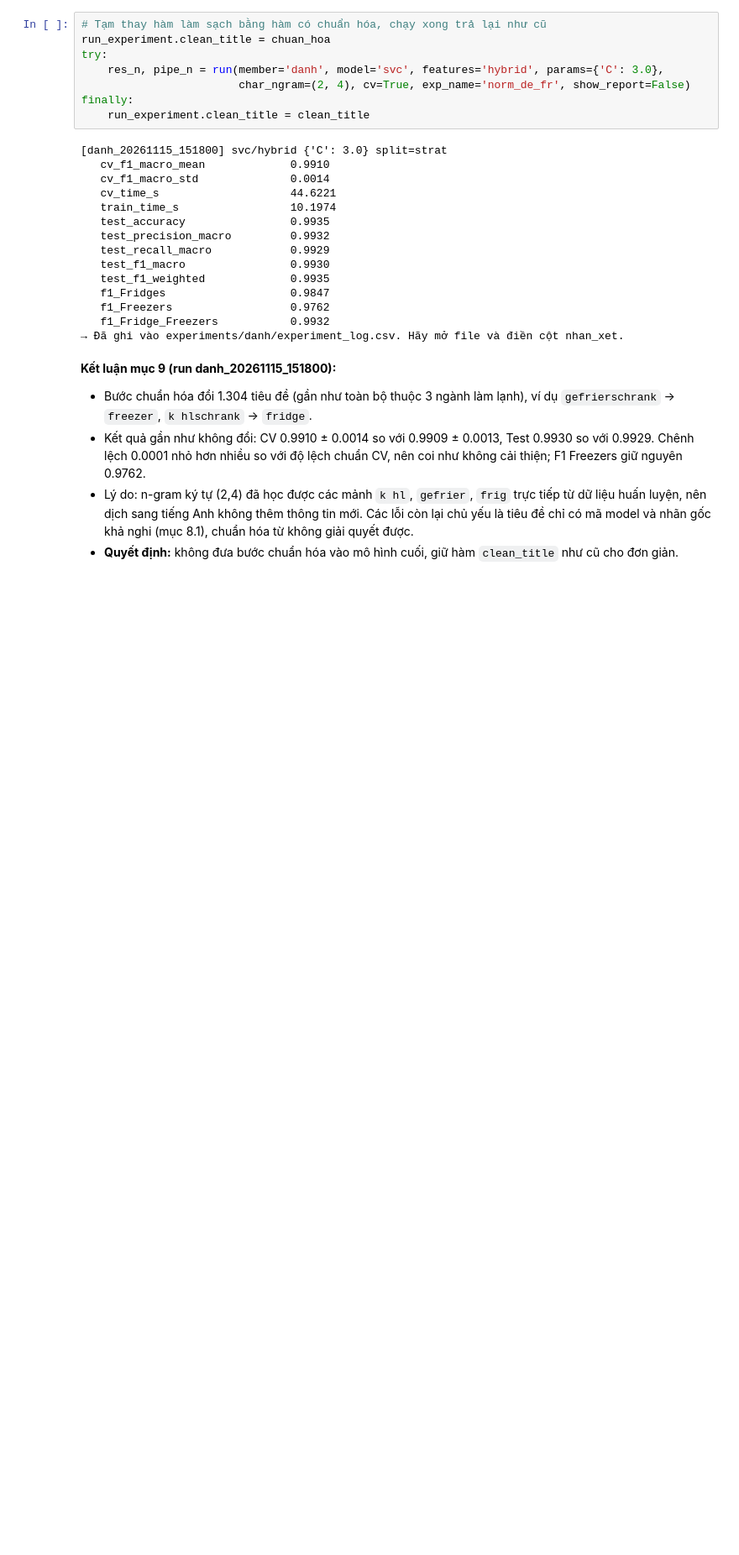
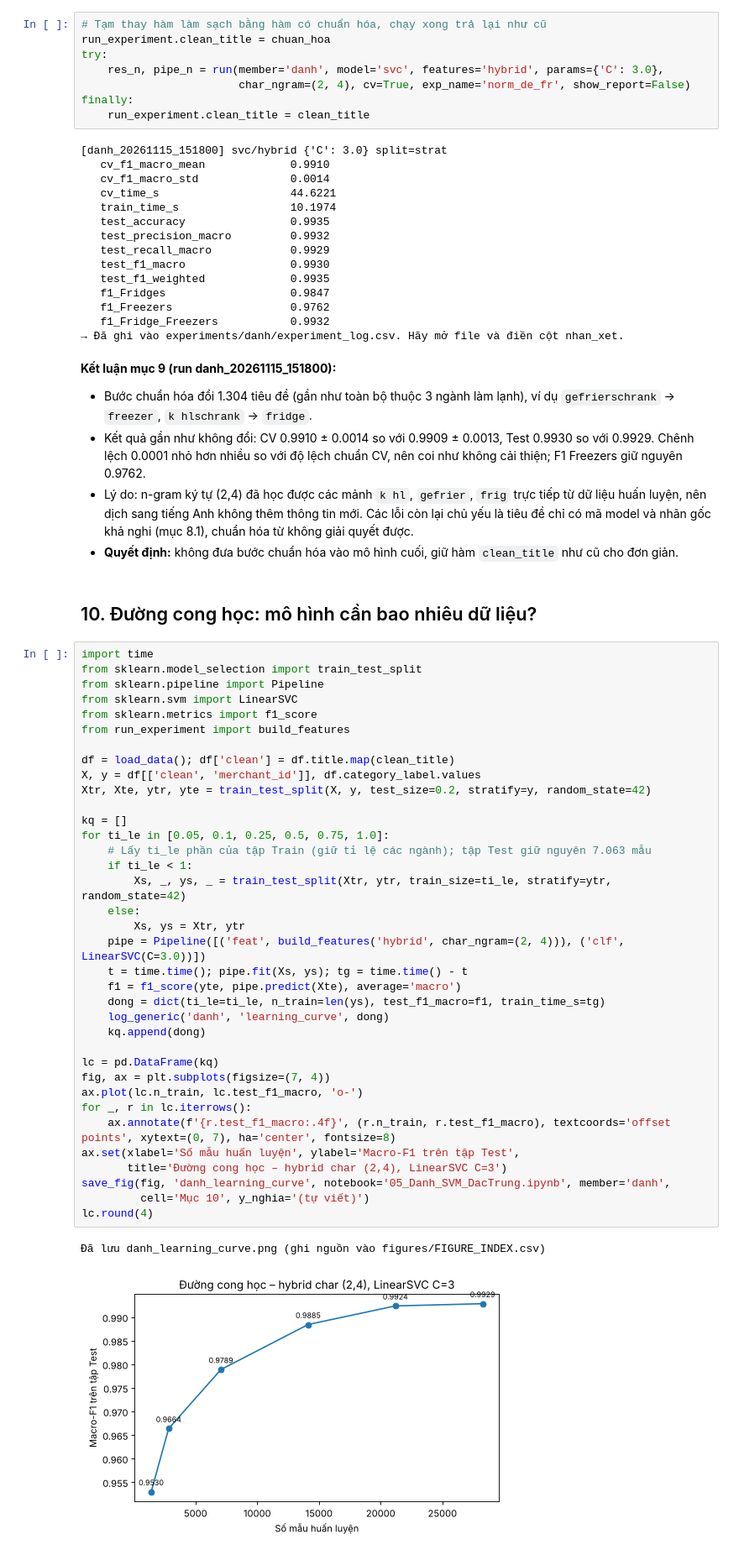
Before and after one commit to Huynh-Quoc-Danh/mayhoc, a Jupyter notebook: DoAnCuoiKy/notebooks/05_Danh_SVM_DacTrung.ipynb, the cells around one changed output. Shown at 84% size. Saved outputs shown, nothing was run; the diff lists cells and outputs as text; blank space fills up the shorter version.

```diff
--- a/DoAnCuoiKy/notebooks/05_Danh_SVM_DacTrung.ipynb
+++ b/DoAnCuoiKy/notebooks/05_Danh_SVM_DacTrung.ipynb
@@ -341,3 +341,44 @@ finally:
 - Kết quả gần như không đổi: CV 0.9910 ± 0.0014 so với 0.9909 ± 0.0013, Test 0.9930 so với 0.9929. Chênh lệch 0.0001 nhỏ hơn nhiều so với độ lệch chuẩn CV, nên coi như không cải thiện; F1 Freezers giữ nguyên 0.9762.
 - Lý do: n-gram ký tự (2,4) đã học được các mảnh `k hl`, `gefrier`, `frig` trực tiếp từ dữ liệu huấn luyện, nên dịch sang tiếng Anh không thêm thông tin mới. Các lỗi còn lại chủ yếu là tiêu đề chỉ có mã model và nhãn gốc khả nghi (mục 8.1), chuẩn hóa từ không giải quyết được.
 - **Quyết định:** không đưa bước chuẩn hóa vào mô hình cuối, giữ hàm `clean_title` như cũ cho đơn giản.
+# %% [markdown]
+## 10. Đường cong học: mô hình cần bao nhiêu dữ liệu?
+# %%
+import time
+from sklearn.model_selection import train_test_split
+from sklearn.pipeline import Pipeline
+from sklearn.svm import LinearSVC
+from sklearn.metrics import f1_score
+from run_experiment import build_features
+
+df = load_data(); df['clean'] = df.title.map(clean_title)
+X, y = df[['clean', 'merchant_id']], df.category_label.values
+Xtr, Xte, ytr, yte = train_test_split(X, y, test_size=0.2, stratify=y, random_state=42)
+
+kq = []
+for ti_le in [0.05, 0.1, 0.25, 0.5, 0.75, 1.0]:
+    # Lấy ti_le phần của tập Train (giữ tỉ lệ các ngành); tập Test giữ nguyên 7.063 mẫu
+    if ti_le < 1:
+        Xs, _, ys, _ = train_test_split(Xtr, ytr, train_size=ti_le, stratify=ytr, random_state=42)
+    else:
+        Xs, ys = Xtr, ytr
+    pipe = Pipeline([('feat', build_features('hybrid', char_ngram=(2, 4))), ('clf', LinearSVC(C=3.0))])
+    t = time.time(); pipe.fit(Xs, ys); tg = time.time() - t
+    f1 = f1_score(yte, pipe.predict(Xte), average='macro')
+    dong = dict(ti_le=ti_le, n_train=len(ys), test_f1_macro=f1, train_time_s=tg)
+    log_generic('danh', 'learning_curve', dong)
+    kq.append(dong)
+
+lc = pd.DataFrame(kq)
+fig, ax = plt.subplots(figsize=(7, 4))
+ax.plot(lc.n_train, lc.test_f1_macro, 'o-')
+for _, r in lc.iterrows():
+    ax.annotate(f'{r.test_f1_macro:.4f}', (r.n_train, r.test_f1_macro), textcoords='offset points', xytext=(0, 7), ha='center', fontsize=8)
+ax.set(xlabel='Số mẫu huấn luyện', ylabel='Macro-F1 trên tập Test',
+       title='Đường cong học – hybrid char (2,4), LinearSVC C=3')
+save_fig(fig, 'danh_learning_curve', notebook='05_Danh_SVM_DacTrung.ipynb', member='danh',
+         cell='Mục 10', y_nghia='(tự viết)')
+lc.round(4)
+# %% [output]
+Đã lưu danh_learning_curve.png (ghi nguồn vào figures/FIGURE_INDEX.csv)
+[figure, added]
```
Also changed, not shown: parts of 2 cells of this notebook, 13 other files.
